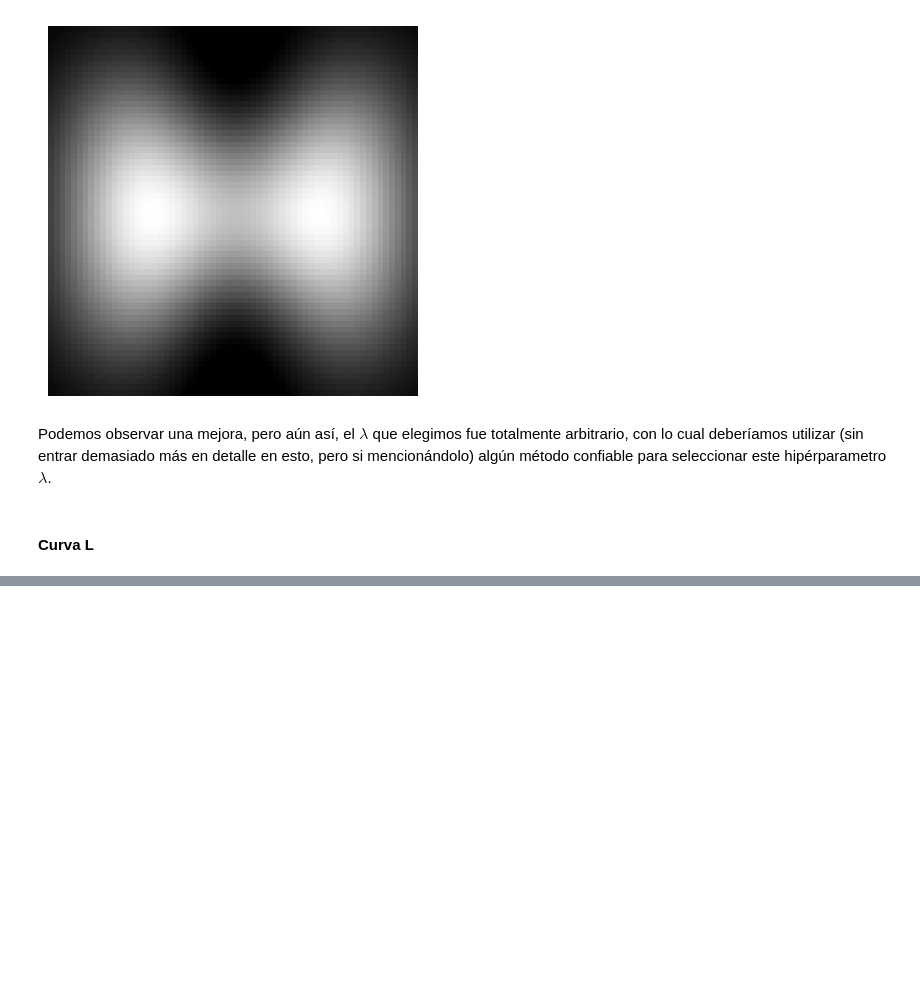
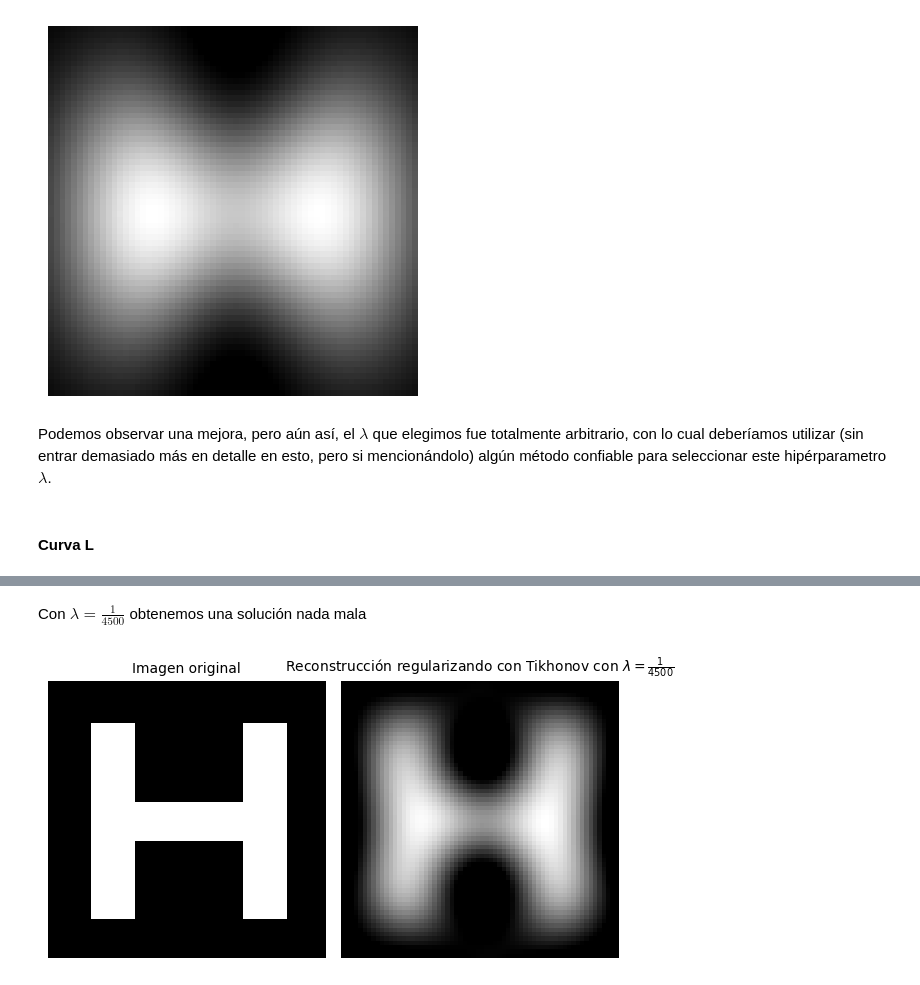
Before and after one commit to faustomartinez/trabajo-problemas-inversos, a Jupyter notebook: codigo.ipynb, the cells around one changed output, grey strips where cells are left out. Cells and saved outputs as stored; diff of their text form; code cells hidden in the pictures; blank space fills up the shorter version.

Commit message:
Agrego parte regularización de Tikhonov

```diff
--- a/codigo.ipynb
+++ b/codigo.ipynb
@@ -524,0 +574,24 @@ Uno de los métodos más usados para determinar hipérparámetros, es el de la "
+# %% [markdown]
+Con $\lambda = \frac{1}{4500}$ obtenemos una solución nada mala
+# %%
+# Hacemos subplots para hacer 2 gráficos en uno
+plt.figure(figsize=(6, 4))
+
+# Graficamos la imagen original
+plt.subplot(1, 2, 1)
+plt.imshow(imagen_true, vmin=0, vmax=np.max(imagen_true), cmap='gray')
+plt.title("Imagen original", fontsize = 10)
+plt.axis('off')
+
+# Graficamos la reconstrucción naive
+plt.subplot(1, 2, 2)
+imagen_tikhonov = funciones.im(x_reg, dimensiones)
+plt.imshow(imagen_tikhonov, vmin=0, vmax=np.max(imagen_tikhonov), cmap='gray')
+plt.title(r"Reconstrucción regularizando con Tikhonov con $\lambda = \frac{1}{4500}$", fontsize = 10)
+plt.axis('off')
+
+# Mostramos
+plt.tight_layout()
+plt.show()
+# %% [output]
+[figure, added]
```
Also changed, not shown: parts of 7 cells of this notebook.
